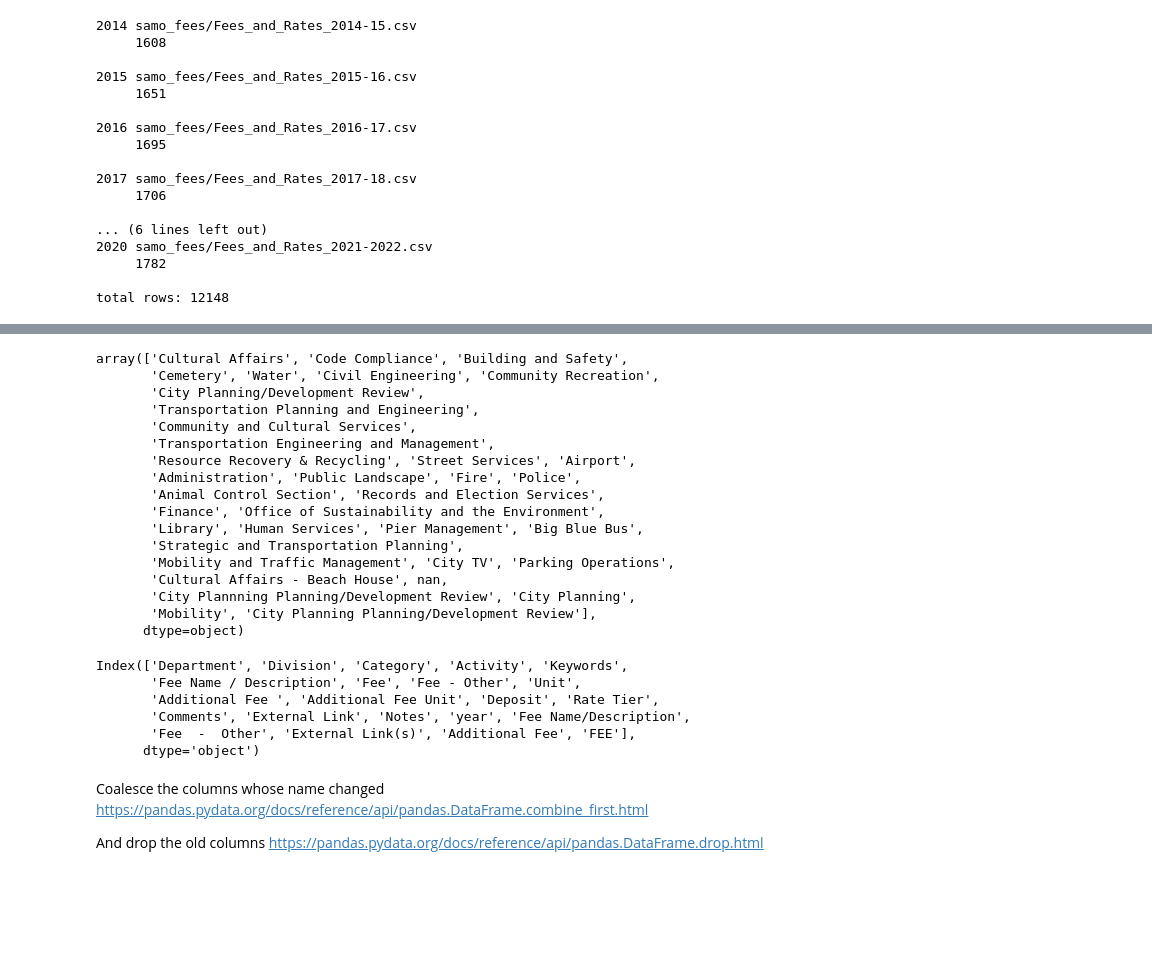
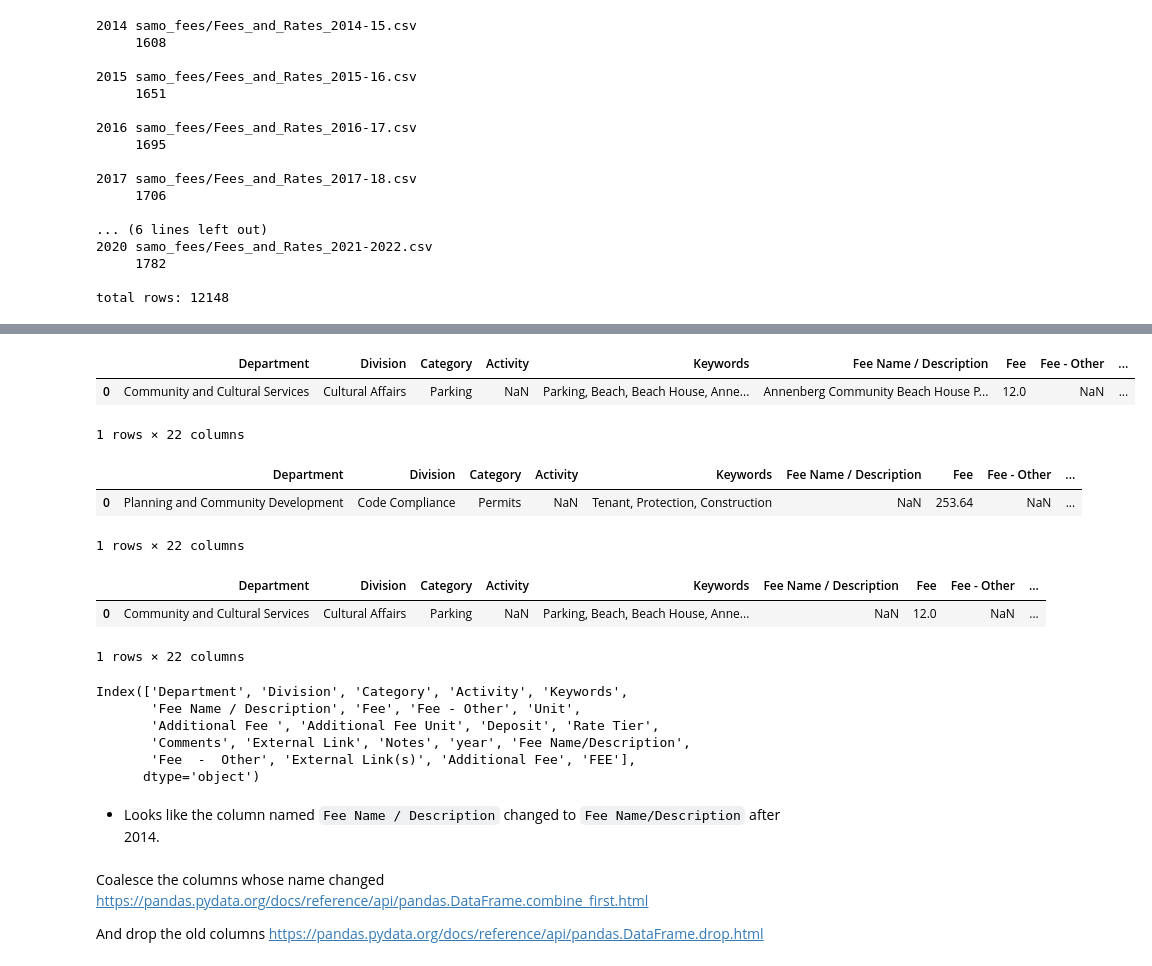
Before and after one commit to soliz/smc-gis-28-prof, a Jupyter notebook: lesson_10/gis_28_10_prof.ipynb, the cells around one changed output, grey strips where cells are left out. Cells and saved outputs as stored; diff of their text form; code cells hidden in the pictures; blank space fills up the shorter version.

```diff
--- a/lesson_10/gis_28_10_prof.ipynb
+++ b/lesson_10/gis_28_10_prof.ipynb
@@ -296,4 +312,4 @@ PosixPath('/home/javier/learn/gis/py/pratt/pratt-savi-810-2020-03-lesson_11/comp
 # %%
-yearly_fee_rates_list = sorted(glob.glob('samo_fees/*'))
+yearly_fee_rates_list = sorted(samo_fees_base_path.glob('*.csv'))
 yearly_fee_rates_list
 # %% [output]
@@ -321,9 +337,9 @@ def combine_years(list_of_files, year_list):
     total_rows = 0
     pdf_list = []
 
-    for n, f in enumerate(list_of_files):
-        print(year_list[n], f)
-        pdf = pd.read_csv(f)
+    for n, file in enumerate(list_of_files):
+        print(year_list[n], file)
+        pdf = pd.read_csv(file)
         pdf['year'] = year_list[n]
         num_rows = pdf.shape[0]
         print('    ', num_rows,'\n')
@@ -371,23 +387,21 @@ fees_all_years_pdf.head()
-# %%
-fees_all_years_pdf['Division'].unique()
-# %% [output]
-array(['Cultural Affairs', 'Code Compliance', 'Building and Safety',
-       'Cemetery', 'Water', 'Civil Engineering', 'Community Recreation',
-       'City Planning/Development Review',
-       'Transportation Planning and Engineering',
-       'Community and Cultural Services',
-       'Transportation Engineering and Management',
-       'Resource Recovery & Recycling', 'Street Services', 'Airport',
-       'Administration', 'Public Landscape', 'Fire', 'Police',
-       'Animal Control Section', 'Records and Election Services',
-       'Finance', 'Office of Sustainability and the Environment',
-       'Library', 'Human Services', 'Pier Management', 'Big Blue Bus',
-       'Strategic and Transportation Planning',
-       'Mobility and Traffic Management', 'City TV', 'Parking Operations',
-       'Cultural Affairs - Beach House', nan,
-       'City Plannning Planning/Development Review', 'City Planning',
-       'Mobility', 'City Planning Planning/Development Review'],
-      dtype=object)
+# %%
+fees_all_years_pdf[fees_all_years_pdf['year']==2014].head(1)
+# %% [output]
+|  | Department | Division | Category | Activity | Keywords | Fee Name / Description | Fee | Fee - Other | ... |
+| 0 | Community and Cultural Services | Cultural Affairs | Parking | NaN | Parking, Beach, Beach House, Anne... | Annenberg Community Beach House P... | 12.0 | NaN | ... |
+1 rows × 22 columns
+# %%
+fees_all_years_pdf[fees_all_years_pdf['year']==2015].head(1)
+# %% [output]
+|  | Department | Division | Category | Activity | Keywords | Fee Name / Description | Fee | Fee - Other | ... |
+| 0 | Planning and Community Development | Code Compliance | Permits | NaN | Tenant, Protection, Construction | NaN | 253.64 | NaN | ... |
+1 rows × 22 columns
+# %%
+fees_all_years_pdf[fees_all_years_pdf['year']==2016].head(1)
+# %% [output]
+|  | Department | Division | Category | Activity | Keywords | Fee Name / Description | Fee | Fee - Other | ... |
+| 0 | Community and Cultural Services | Cultural Affairs | Parking | NaN | Parking, Beach, Beach House, Anne... | NaN | 12.0 | NaN | ... |
+1 rows × 22 columns
 # %%
 fees_all_years_pdf.columns.unique()
 # %% [output]
@@ -397,6 +411,8 @@ Index(['Department', 'Division', 'Category', 'Activity', 'Keywords',
        'Comments', 'External Link', 'Notes', 'year', 'Fee Name/Description',
        'Fee  -  Other', 'External Link(s)', 'Additional Fee', 'FEE'],
       dtype='object')
+# %% [markdown]
+- Looks like the column named `Fee Name / Description` changed to `Fee Name/Description` after 2014.
 # %% [markdown]
 Coalesce the columns whose name changed
 https://pandas.pydata.org/docs/reference/api/pandas.DataFrame.combine_first.html
```
Also changed, not shown: parts of 25 cells of this notebook, 12 other files.
